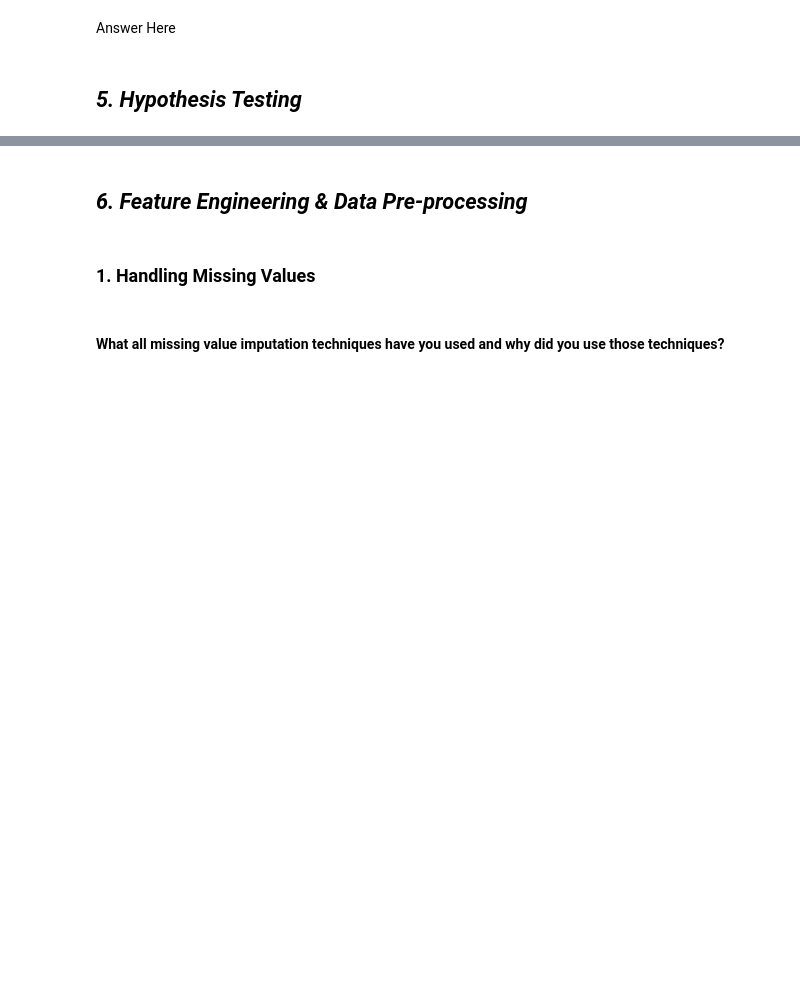
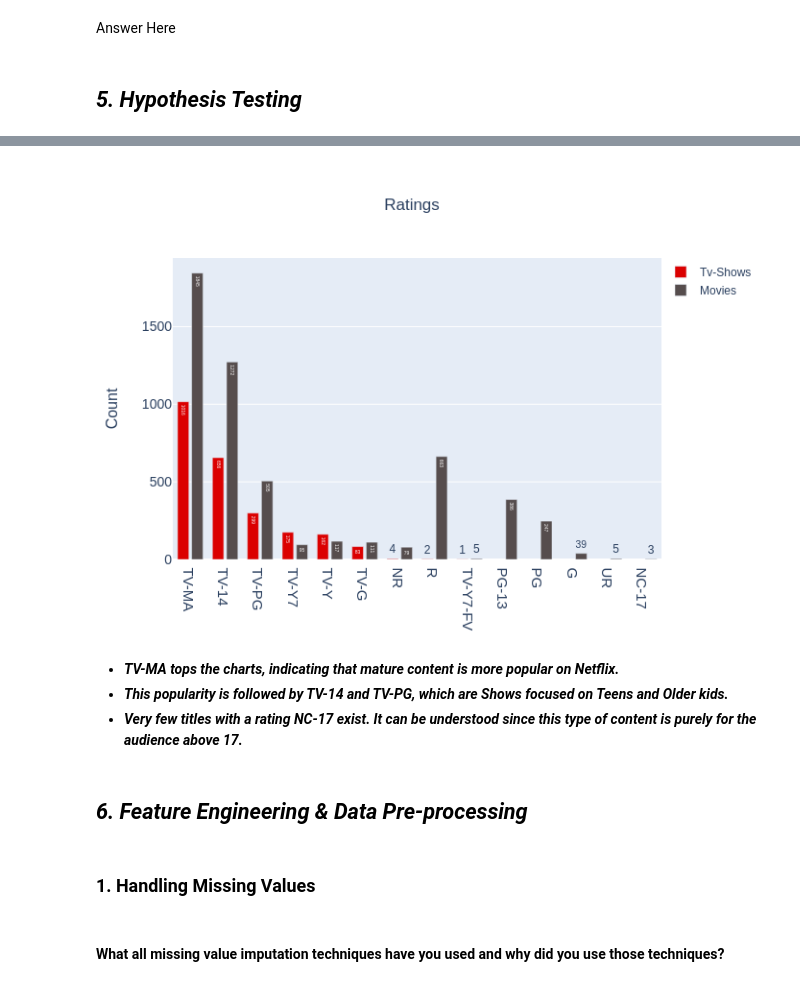
Before and after one commit to Varinder-KM/NETFLIX-MOVIES-AND-TV-SHOWS-CLUSTERING_Capstone-Project, a Jupyter notebook: NETFLIX_MOVIES_AND_TV_SHOWS_CLUSTERING.ipynb, the cells around one changed output, grey strips where cells are left out. Drawn from its saved outputs; the diff is of its cells as text; code cells hidden in the pictures; blank space fills up the shorter version.

```diff
--- a/NETFLIX_MOVIES_AND_TV_SHOWS_CLUSTERING.ipynb
+++ b/NETFLIX_MOVIES_AND_TV_SHOWS_CLUSTERING.ipynb
@@ -1072,3 +1149,48 @@ Answer Here.
+# %%
+movies_rating = dict(movies['rating'].value_counts())
+tv_shows_rating = dict(tv_shows['rating'].value_counts())
+# %%
+# Plot the count of ratings for Tv shows and movies to understand them better.
+fig = go.Figure()
+fig.add_trace(go.Bar(x=list(tv_shows_rating.keys()),
+                y=list(tv_shows_rating.values()),
+                text=list(tv_shows_rating.values()),
+                name='Tv-Shows',
+                marker_color='rgb(219,0,0)'
+                ))
+fig.add_trace(go.Bar(x=list(movies_rating.keys()),
+                y=list(movies_rating.values()),
+                text=list(movies_rating.values()),
+                name='Movies',
+                marker_color='rgb(86,77,77)'
+                ))
+
+fig.update_layout(
+    title='Ratings',title_x=0.47,
+    xaxis_tickfont_size=15,
+    yaxis=dict(
+        title='Count',
+        titlefont_size=16,
+        tickfont_size=14,
+    ),
+    legend=dict(
+        x=1,
+        y=1.0,
+        bgcolor='rgba(255, 255, 255, 0)',
+        bordercolor='rgba(255, 255, 255, 0)'
+    ),
+    barmode='group',
+    bargap=0.19,
+    bargroupgap=0.2
+)
+# fig.show()
+fig.show('png')
+# %% [output]
+[figure, added]
+# %% [markdown]
+* ***TV-MA tops the charts, indicating that mature content is more popular on Netflix.***
+* ***This popularity is followed by TV-14 and TV-PG, which are Shows focused on Teens and Older kids.***
+* ***Very few titles with a rating NC-17 exist. It can be understood since this type of content is purely for the audience above 17.***
 # %% [markdown]
 ## ***6. Feature Engineering & Data Pre-processing***
 # %% [markdown]
```
Also changed, not shown: parts of 45 cells of this notebook.
